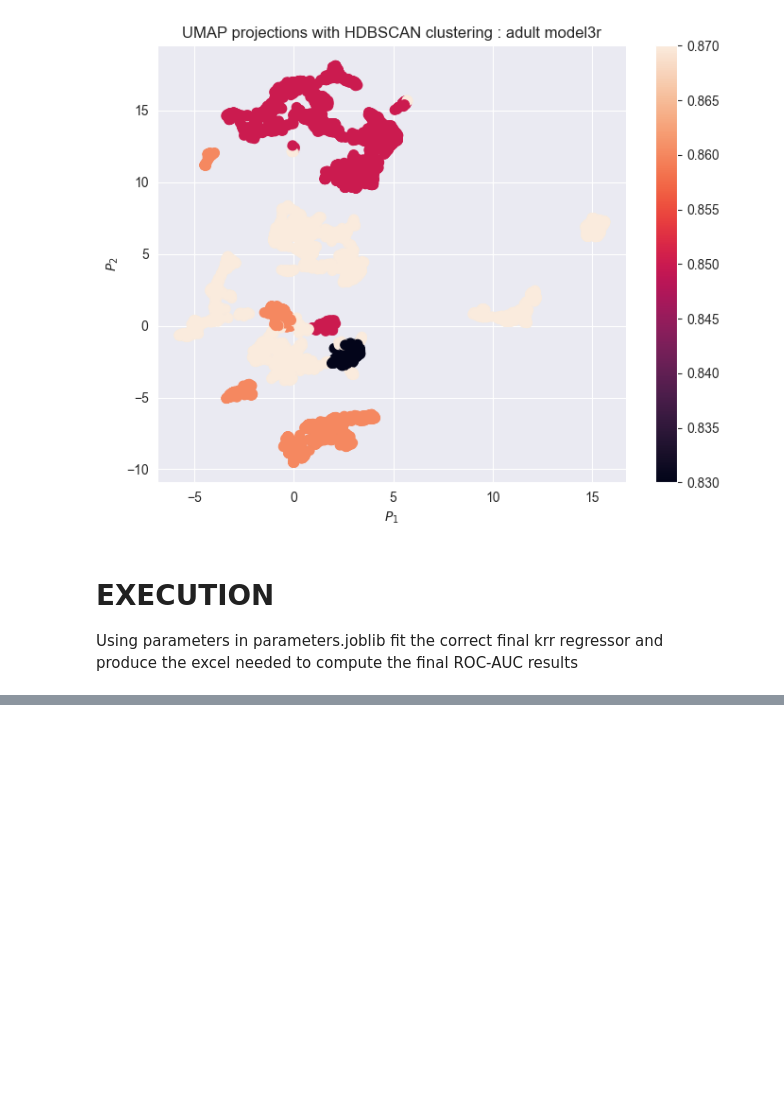
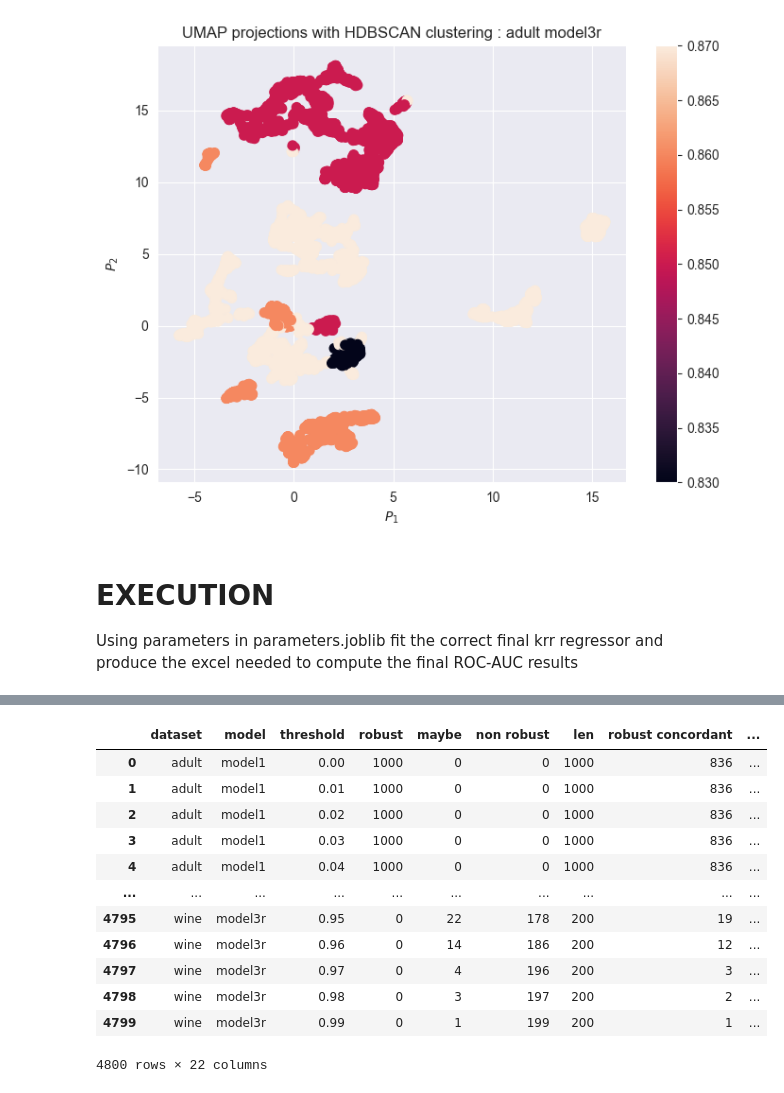
Before and after one commit to MatteoVicenzino/XAI_robustness_analysis, a Jupyter notebook: tuning2.ipynb, the cells around one changed output, grey strips where cells are left out. Drawn from its saved outputs; the diff is of its cells as text; code cells hidden in the pictures; blank space fills up the shorter version.

Commit message:
fixed tables values. many results to be analyzed

```diff
--- a/tuning2.ipynb
+++ b/tuning2.ipynb
@@ -384,6 +450,22 @@ for df in [df_ens, df_mean, df_ens_random, df_mean_random]:
     df['acc'] = (df['true positive'] + df['true negative'])/df["len"]
 
     df = df.fillna(0, inplace=True)
+# %%
+df_ens
+# %% [output]
+|  | dataset | model | threshold | robust | maybe | non robust | len | robust concordant | ... |
+| 0 | adult | model1 | 0.00 | 1000 | 0 | 0 | 1000 | 836 | ... |
+| 1 | adult | model1 | 0.01 | 1000 | 0 | 0 | 1000 | 836 | ... |
+| 2 | adult | model1 | 0.02 | 1000 | 0 | 0 | 1000 | 836 | ... |
+| 3 | adult | model1 | 0.03 | 1000 | 0 | 0 | 1000 | 836 | ... |
+| 4 | adult | model1 | 0.04 | 1000 | 0 | 0 | 1000 | 836 | ... |
+| ... | ... | ... | ... | ... | ... | ... | ... | ... | ... |
+| 4795 | wine | model3r | 0.95 | 0 | 22 | 178 | 200 | 19 | ... |
+| 4796 | wine | model3r | 0.96 | 0 | 14 | 186 | 200 | 12 | ... |
+| 4797 | wine | model3r | 0.97 | 0 | 4 | 196 | 200 | 3 | ... |
+| 4798 | wine | model3r | 0.98 | 0 | 3 | 197 | 200 | 2 | ... |
+| 4799 | wine | model3r | 0.99 | 0 | 1 | 199 | 200 | 1 | ... |
+4800 rows × 22 columns
 # %%
 from sklearn.metrics import auc
 
```
Also changed, not shown: parts of 9 cells of this notebook, 23 other files.
